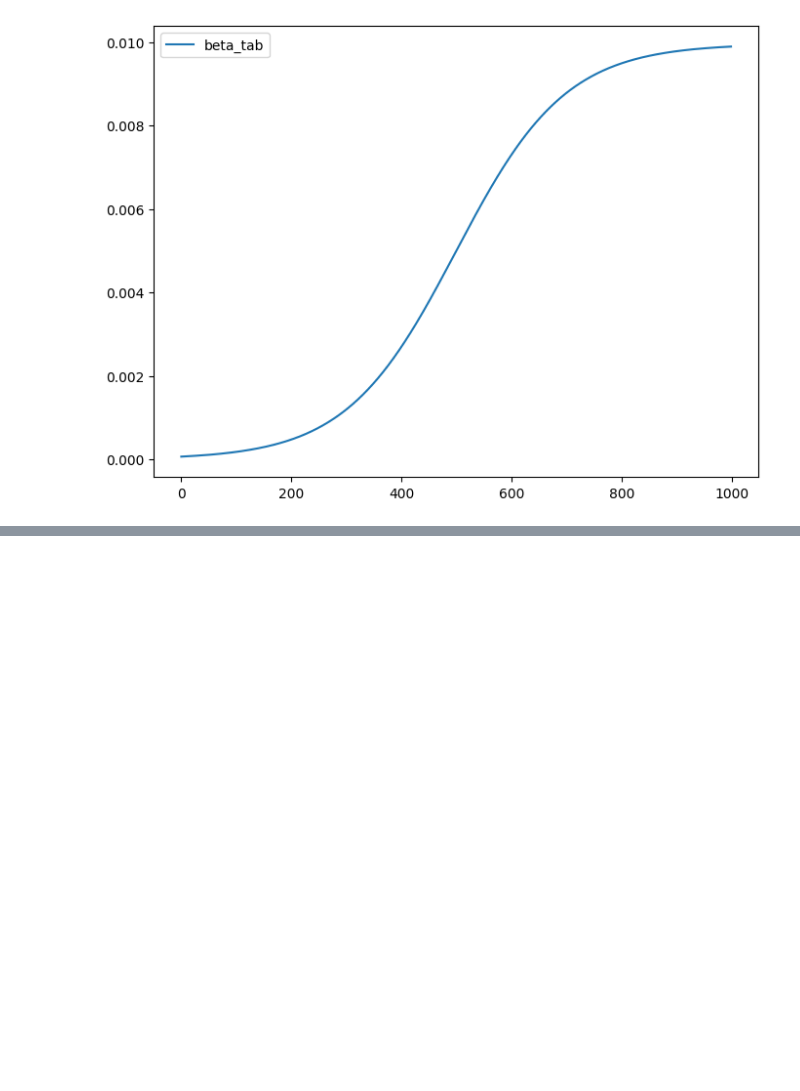
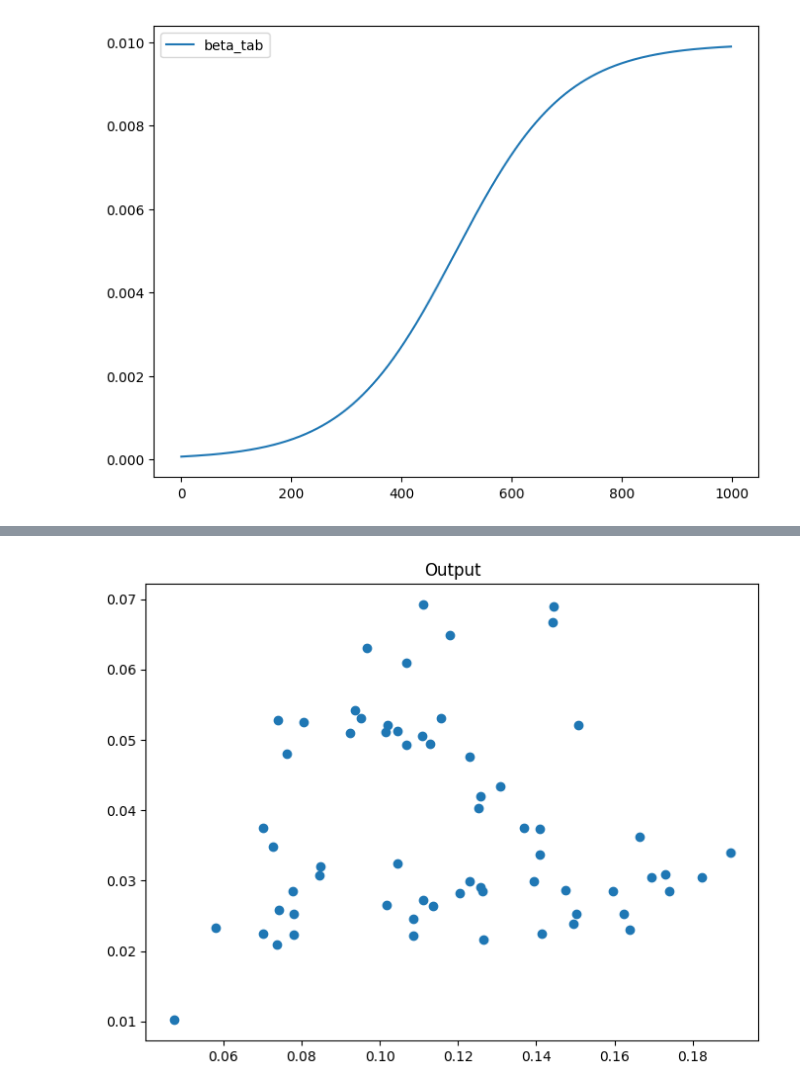
Before and after one commit to Spontaniczny/Image-recognition, a Jupyter notebook: lab5/lab5.ipynb, the cells around one changed output, grey strips where cells are left out. Saved outputs shown, nothing was run; the diff lists cells and outputs as text; code cells hidden in the pictures; blank space fills up the shorter version.

```diff
--- a/lab5/lab5.ipynb
+++ b/lab5/lab5.ipynb
@@ -98,0 +181,7 @@ def forward_diffussion(data, T=1000):
+# %%
+plt.figure(figsize=(8, 6))
+plt.scatter(output[:, 0].cpu().detach().numpy(), output[:, 1].cpu().detach().numpy())
+plt.title("Output")
+plt.show()
+# %% [output]
+[figure, added]
```
Also changed, not shown: parts of 23 cells of this notebook.
